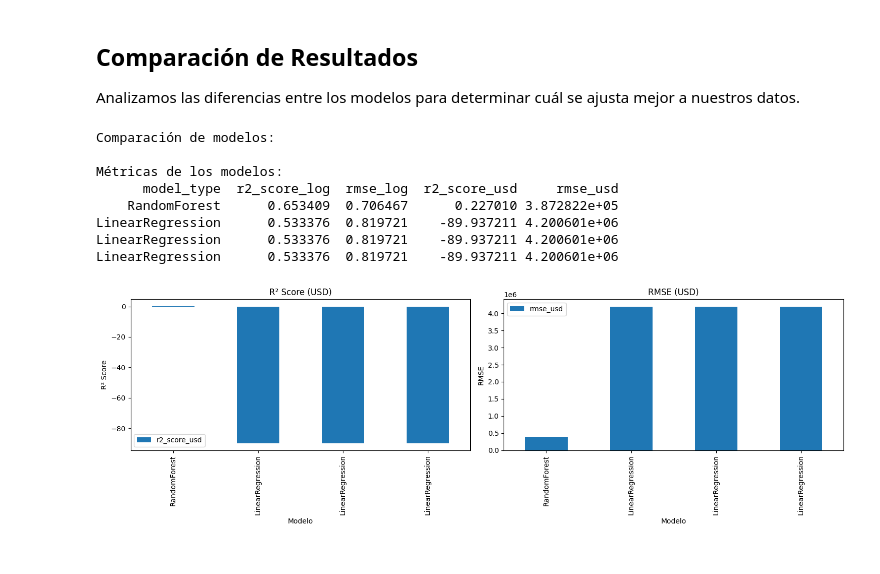
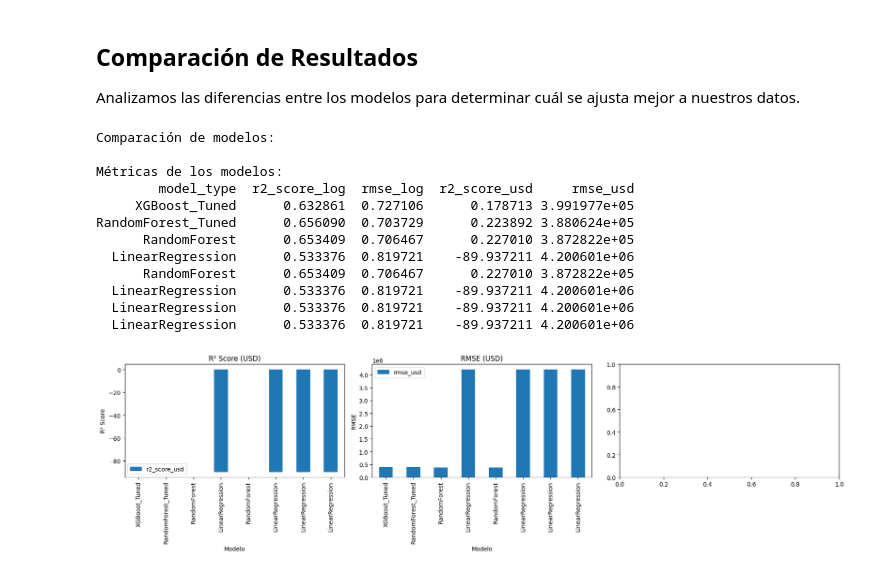
Before and after one commit to JFailh/TPFinal_AsadoAnalitics, a Jupyter notebook: app/properati.ipynb, the cells around one changed output. Saved outputs shown, nothing was run; the diff lists cells and outputs as text; code cells hidden in the pictures.

```diff
--- a/app/properati.ipynb
+++ b/app/properati.ipynb
@@ -640,50 +646,53 @@ metrics_df = pd.read_sql_query('''
         timestamp,
         r2_score_log,
         rmse_log,
-        mae_log,
         r2_score_usd,
-        rmse_usd,
-        mae_usd
+        rmse_usd
+
     FROM model_metrics
     ORDER BY timestamp DESC
     LIMIT 20
 ''', conn)
 conn.close()
 
 # Mostrar comparación
 print("Comparación de modelos:")
 print("\nMétricas de los modelos:")
-print(metrics_df[['model_type', 'r2_score_log', 'rmse_log', 'mae_log', 'r2_score_usd', 'rmse_usd', 'mae_usd']].to_string(index=False))
+print(metrics_df[['model_type', 'r2_score_log', 'rmse_log', 'r2_score_usd', 'rmse_usd']].to_string(index=False))
 
 # Crear visualización de comparación
 import matplotlib.pyplot as plt
 
 fig, axes = plt.subplots(1, 3, figsize=(18, 5))
 
 # R² Score comparación
 metrics_df.plot(kind='bar', x='model_type', y='r2_score_usd', ax=axes[0], title='R² Score (USD)')
 axes[0].set_ylabel('R² Score')
 axes[0].set_xlabel('Modelo')
 
 # RMSE comparación
 metrics_df.plot(kind='bar', x='model_type', y='rmse_usd', ax=axes[1], title='RMSE (USD)')
 axes[1].set_ylabel('RMSE')
 axes[1].set_xlabel('Modelo')
 
-# MAE comparación
-metrics_df.plot(kind='bar', x='model_type', y='mae_usd', ax=axes[2], title='MAE (USD)')
-axes[2].set_ylabel('MAE')
-axes[2].set_xlabel('Modelo')
-
+## MAE comparación
+#metrics_df.plot(kind='bar', x='model_type', y='mae_usd', ax=axes[2], title='MAE (USD)')
+#axes[2].set_ylabel('MAE')
+#axes[2].set_xlabel('Modelo')
+#
 plt.tight_layout()
 plt.show()
 # %% [output]
 Comparación de modelos:
 
 Métricas de los modelos:
-      model_type  r2_score_log  rmse_log  r2_score_usd     rmse_usd
-    RandomForest      0.653409  0.706467      0.227010 3.872822e+05
-LinearRegression      0.533376  0.819721    -89.937211 4.200601e+06
-LinearRegression      0.533376  0.819721    -89.937211 4.200601e+06
-LinearRegression      0.533376  0.819721    -89.937211 4.200601e+06
+        model_type  r2_score_log  rmse_log  r2_score_usd     rmse_usd
+     XGBoost_Tuned      0.632861  0.727106      0.178713 3.991977e+05
+RandomForest_Tuned      0.656090  0.703729      0.223892 3.880624e+05
+      RandomForest      0.653409  0.706467      0.227010 3.872822e+05
+  LinearRegression      0.533376  0.819721    -89.937211 4.200601e+06
+      RandomForest      0.653409  0.706467      0.227010 3.872822e+05
+  LinearRegression      0.533376  0.819721    -89.937211 4.200601e+06
+  LinearRegression      0.533376  0.819721    -89.937211 4.200601e+06
+  LinearRegression      0.533376  0.819721    -89.937211 4.200601e+06
-[figure, old version]
+[figure, new version]
```
Also changed, not shown: parts of 1 cell of this notebook, 1 other file.
